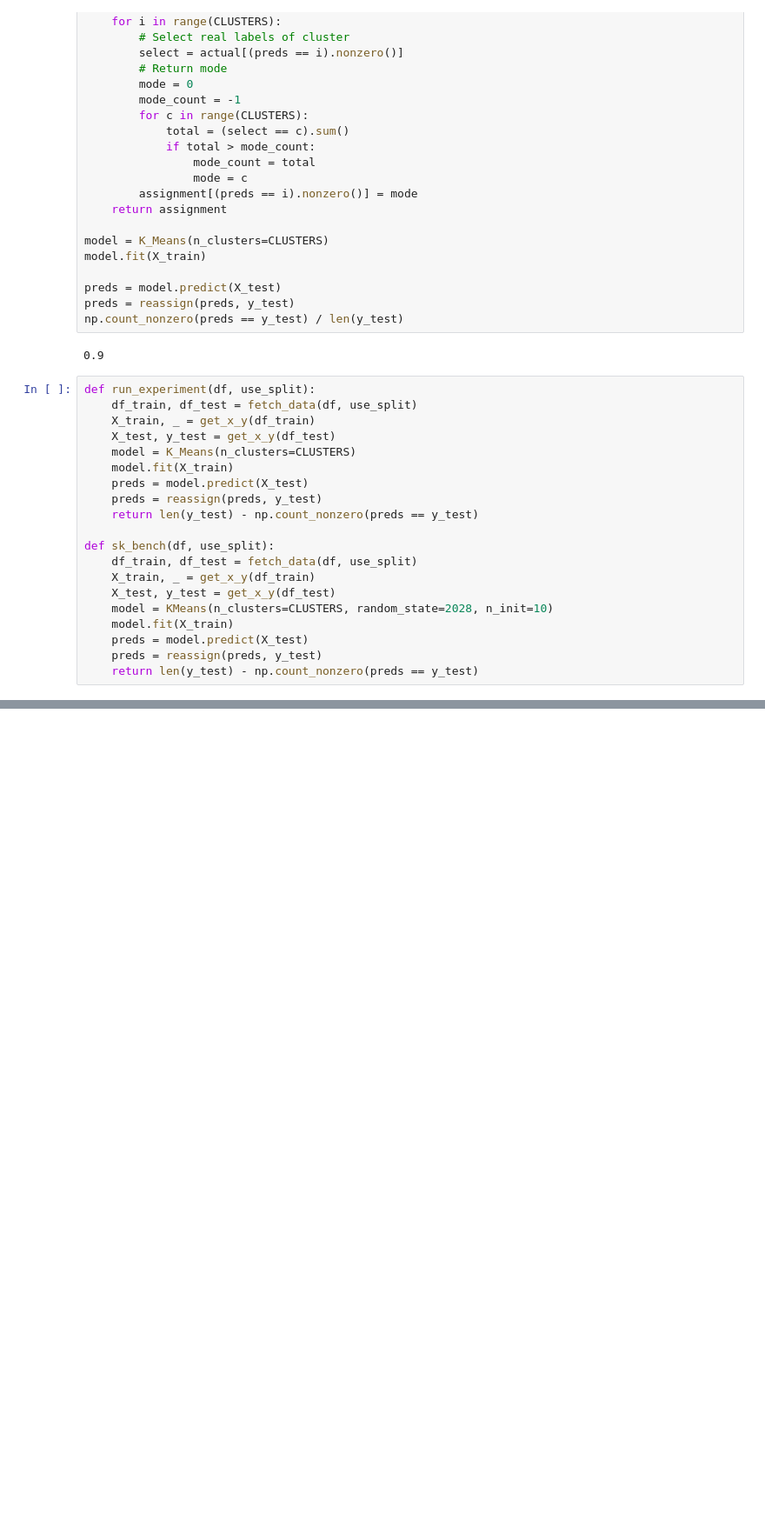
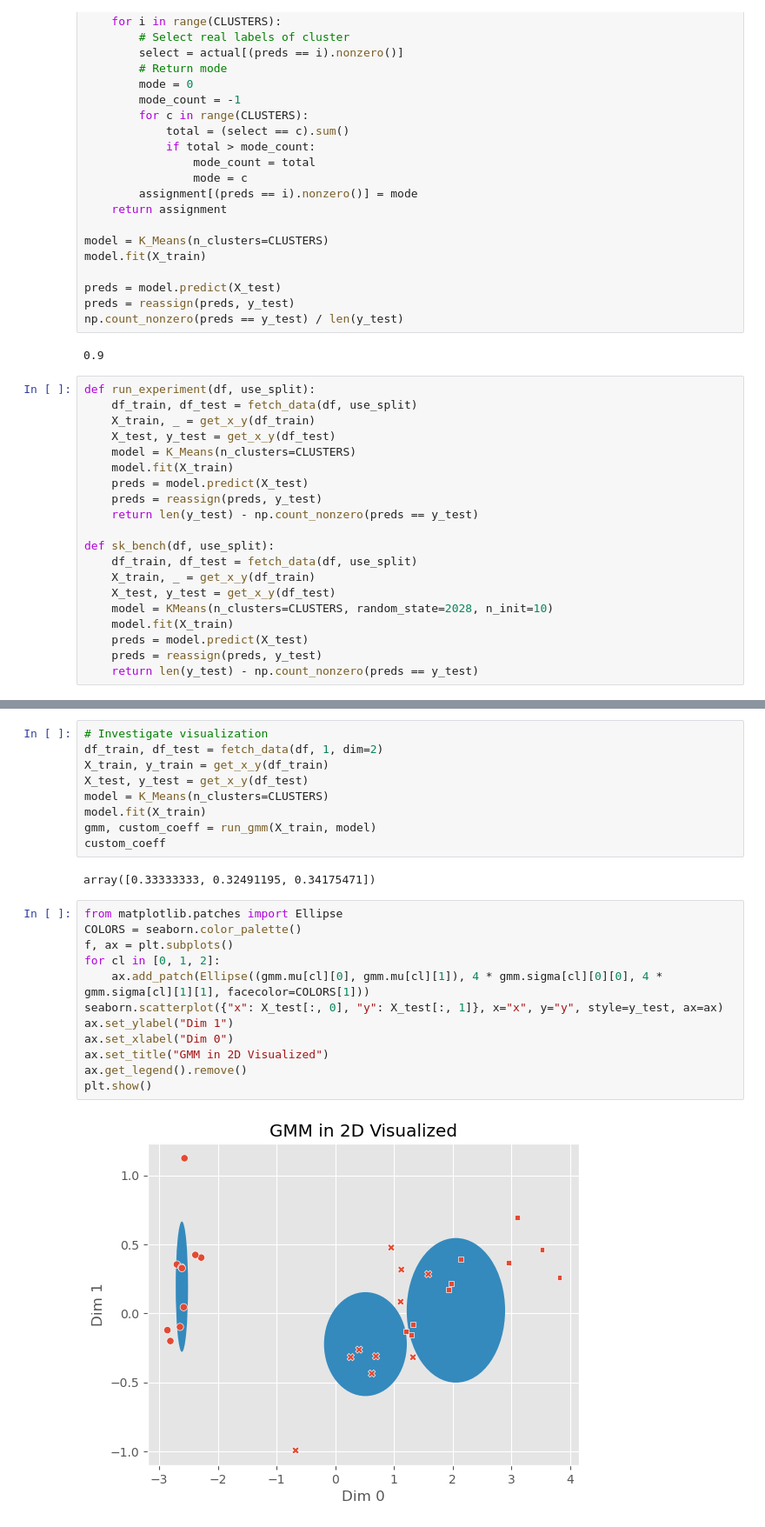
Before and after one commit to sbracellari/csi-6160, a Jupyter notebook: hw6.ipynb, the cells around one changed output, grey strips where cells are left out. Shown at 87% size. Drawn from its saved outputs; the diff is of its cells as text; blank space fills up the shorter version.

```diff
--- a/hw6.ipynb
+++ b/hw6.ipynb
@@ -352,0 +386,25 @@ normal_pdf(X_train[0], centroids[0], variance[0])
+# %%
+# Investigate visualization
+df_train, df_test = fetch_data(df, 1, dim=2)
+X_train, y_train = get_x_y(df_train)
+X_test, y_test = get_x_y(df_test)
+model = K_Means(n_clusters=CLUSTERS)
+model.fit(X_train)
+gmm, custom_coeff = run_gmm(X_train, model)
+custom_coeff
+# %% [output]
+array([0.33333333, 0.32491195, 0.34175471])
+# %%
+from matplotlib.patches import Ellipse
+COLORS = seaborn.color_palette()
+f, ax = plt.subplots()
+for cl in [0, 1, 2]:
+    ax.add_patch(Ellipse((gmm.mu[cl][0], gmm.mu[cl][1]), 4 * gmm.sigma[cl][0][0], 4 * gmm.sigma[cl][1][1], facecolor=COLORS[1]))
+seaborn.scatterplot({"x": X_test[:, 0], "y": X_test[:, 1]}, x="x", y="y", style=y_test, ax=ax)
+ax.set_ylabel("Dim 1")
+ax.set_xlabel("Dim 0")
+ax.set_title("GMM in 2D Visualized")
+ax.get_legend().remove()
+plt.show()
+# %% [output]
+[figure, added]
```
Also changed, not shown: parts of 13 cells of this notebook.
